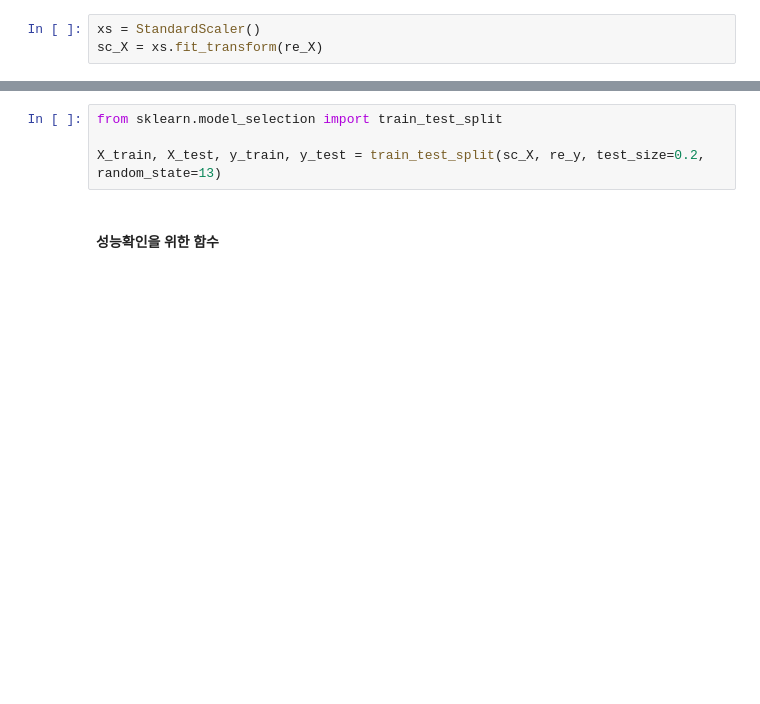
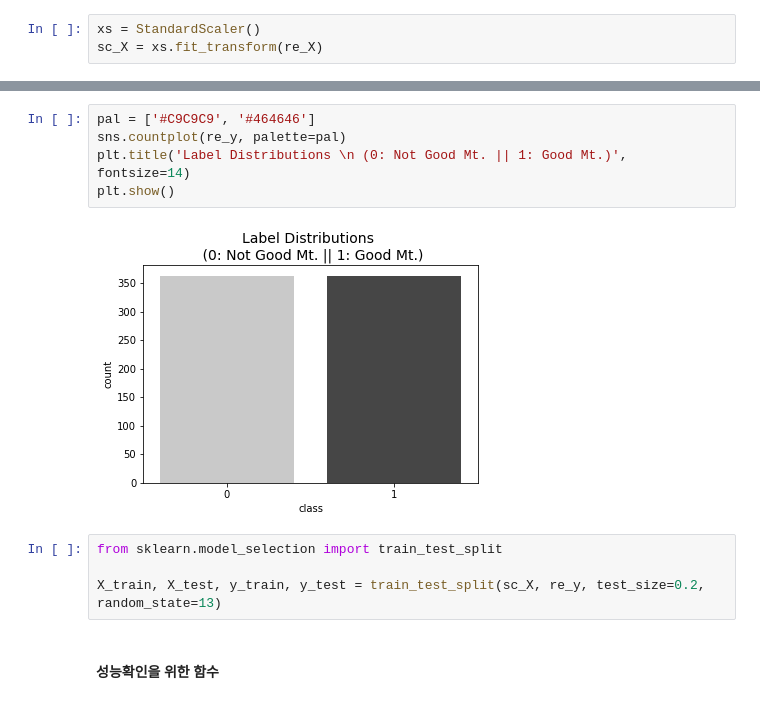
Before and after one commit to YSdoubleM/Passion_Mountain, a Jupyter notebook: Proj_modeling3.ipynb, the cells around one changed output, grey strips where cells are left out. Cells and saved outputs as stored; diff of their text form; blank space fills up the shorter version.

```diff
--- a/Proj_modeling3.ipynb
+++ b/Proj_modeling3.ipynb
@@ -309,3 +328,10 @@ plt.show()
+# %%
+pal = ['#C9C9C9', '#464646']
+sns.countplot(re_y, palette=pal)
+plt.title('Label Distributions \n (0: Not Good Mt. || 1: Good Mt.)', fontsize=14)
+plt.show()
+# %% [output]
+[figure, added]
 # %%
 from sklearn.model_selection import train_test_split
 
```
Also changed, not shown: parts of 46 cells of this notebook.
